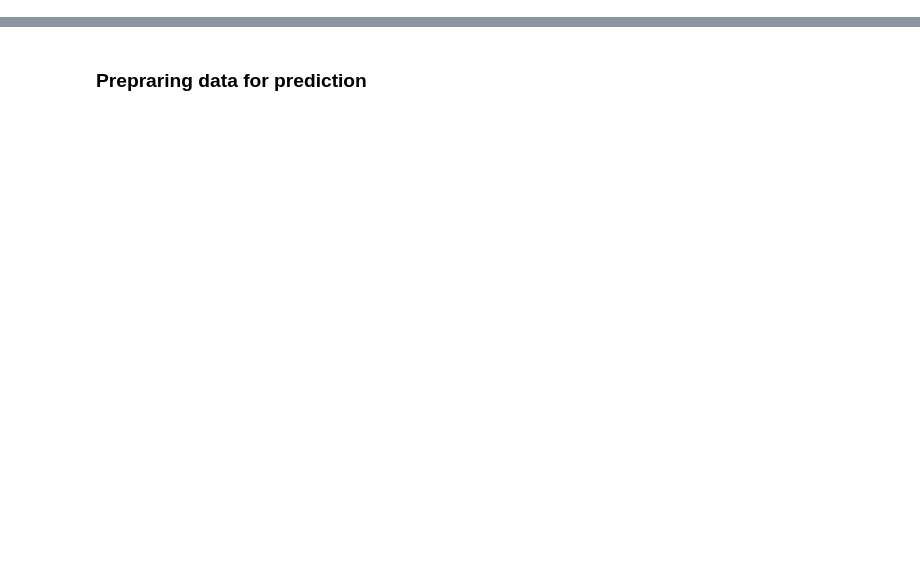
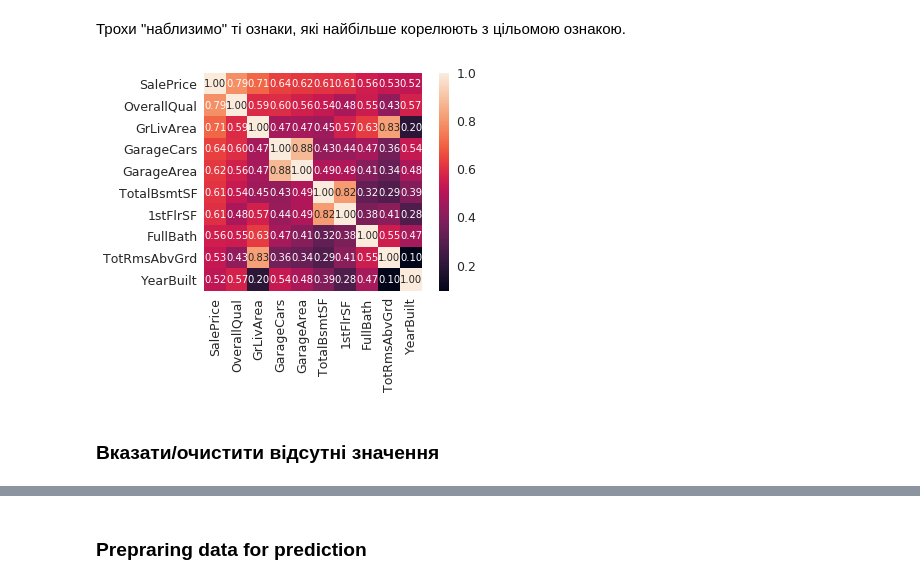
Before and after one commit to egoliuk/advanced_regression_techniques, a Jupyter notebook: sandbox.ipynb, the cells around one changed output, grey strips where cells are left out. Cells and saved outputs as stored; diff of their text form; code cells hidden in the pictures; blank space fills up the shorter version.

```diff
--- a/sandbox.ipynb
+++ b/sandbox.ipynb
@@ -89,0 +16,7 @@ for i in ['GarageYrBlt', 'BsmtFullBath', 'BsmtHalfBath', 'BsmtFinSF2', 'BsmtUnfS
+# %%
+sample_submission = pd.read_csv('dataset/house-prices/sample_submission.csv') # приклад результату для перевірки
+ds_train = pd.read_csv('dataset/house-prices/train.csv')                      # набір даних для тренування моделі
+ds_test = pd.read_csv('dataset/house-prices/test.csv')                        # набір даних для тестування моделі
+print(f"Розмірність набору даних для тренування моделі: {ds_train.shape}")
+print(f"Розмірність набору даних для тестування моделі: {ds_test.shape}")
+ds_train.head()
@@ -89,0 +78,7 @@ for i in ['GarageYrBlt', 'BsmtFullBath', 'BsmtHalfBath', 'BsmtFinSF2', 'BsmtUnfS
+# %%
+# Видалемо колонку 'Id', оскільки вона не впливає на тренування та прогноз вартості
+test_ids = ds_test.Id
+dsc_train = drop_features(ds_train, ["Id"])
+dsc_test = drop_features(ds_test, ["Id"])
+print(f"Розмірність набору даних для тренування після видалення 'Id' та 'SalePrice': {dsc_train.shape}")
+print(f"Розмірність набору даних для тестування після видалення 'Id': {dsc_test.shape}")
@@ -89,0 +176,5 @@ for i in ['GarageYrBlt', 'BsmtFullBath', 'BsmtHalfBath', 'BsmtFinSF2', 'BsmtUnfS
+# %%
+corrmat = dsc_train.corr()
+f, ax = plt.subplots(figsize=(12, 9))
+sns.heatmap(corrmat, vmax=.8, square=True)
+plt.show()
@@ -89,0 +183,13 @@ for i in ['GarageYrBlt', 'BsmtFullBath', 'BsmtHalfBath', 'BsmtFinSF2', 'BsmtUnfS
+# %% [markdown]
+Трохи "наблизимо" ті ознаки, які найбільше корелюють з цільомою ознакою.
+# %%
+k = 10 # number of variables for heatmap
+cols = corrmat.nlargest(k, 'SalePrice')['SalePrice'].index
+cm = np.corrcoef(dsc_train[cols].values.T)
+sns.set(font_scale=1.25)
+hm = sns.heatmap(cm, cbar=True, annot=True, square=True, fmt='.2f', annot_kws={'size': 10}, yticklabels=cols.values, xticklabels=cols.values)
+plt.show()
+# %% [output]
+[figure, added]
+# %% [markdown]
+### Вказати/очистити відсутні значення
```
Also changed, not shown: parts of 70 cells of this notebook, 1 other file.
